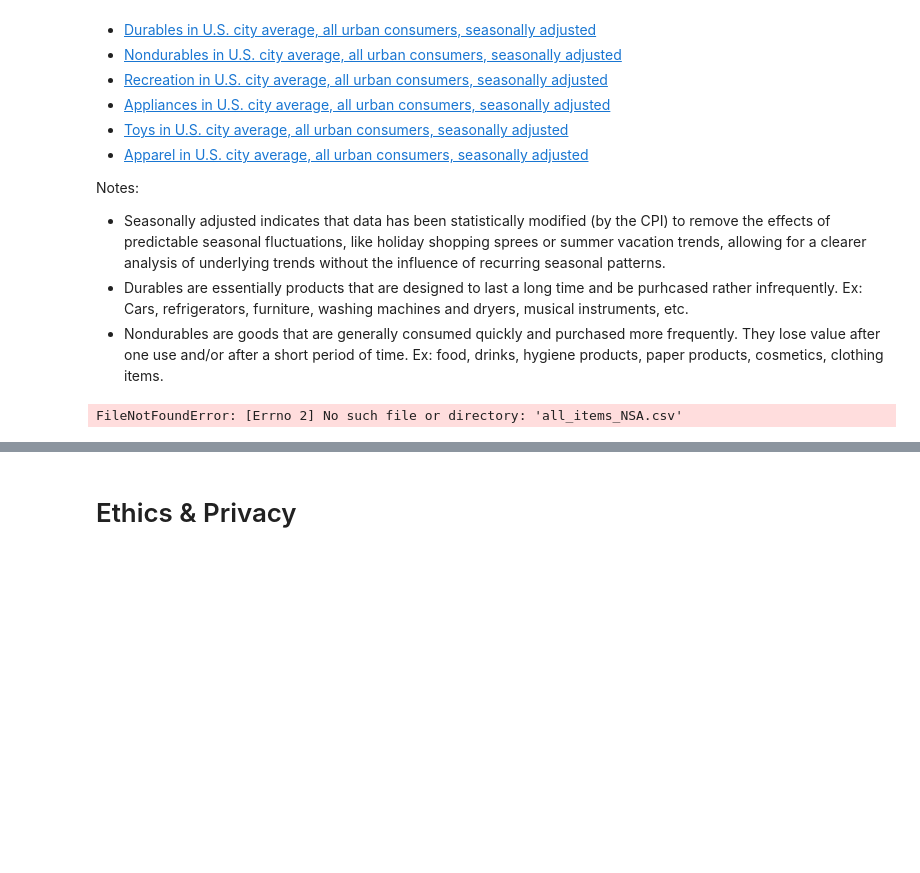
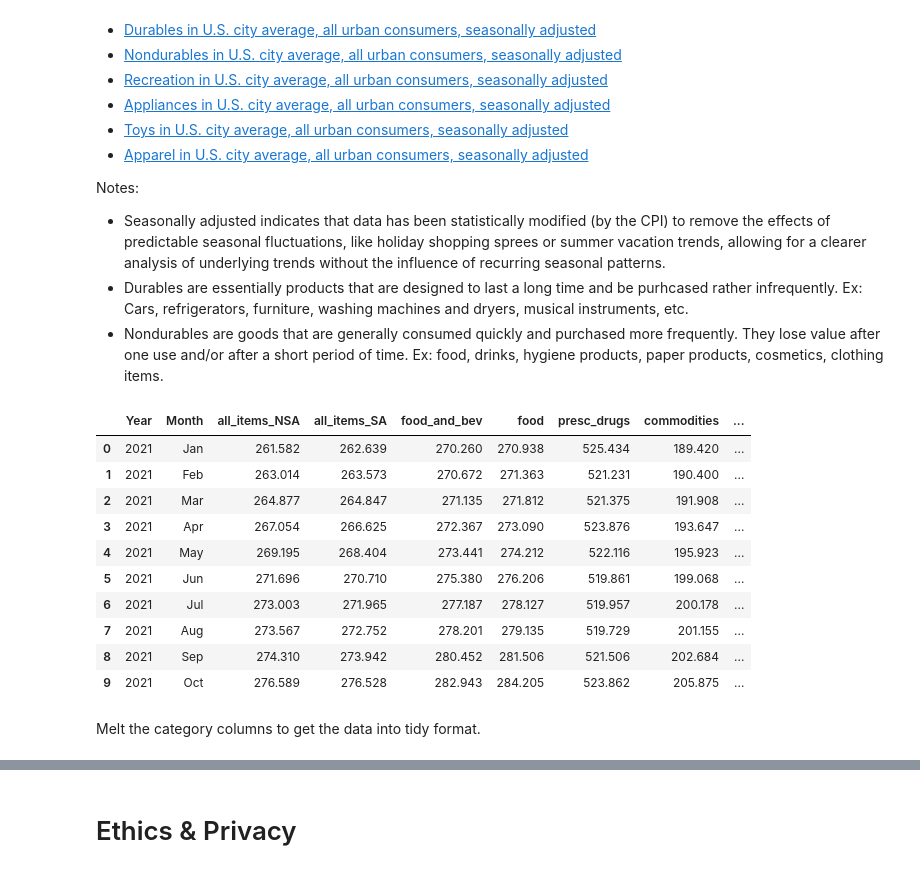
Before and after one commit to domwrm/Amazon-Pricing-Anlysis, a Jupyter notebook: DataCheckpoint_Group031_WI25.ipynb, the cells around one changed output, grey strips where cells are left out. Drawn from its saved outputs; the diff is of its cells as text; code cells hidden in the pictures; blank space fills up the shorter version.

```diff
--- a/DataCheckpoint_Group031_WI25.ipynb
+++ b/DataCheckpoint_Group031_WI25.ipynb
@@ -442,13 +467,8 @@ Notes:
 Ex: Cars, refrigerators, furniture, washing machines and dryers, musical instruments, etc.
 - Nondurables are goods that are generally consumed quickly and purchased more frequently. They lose value after one use and/or after a short period of time. Ex: food, drinks, hygiene products, paper products, cosmetics, clothing items.
 # %%
-## YOUR CODE TO LOAD/CLEAN/TIDY/WRANGLE THE DATA GOES HERE
-## FEEL FREE TO ADD MULTIPLE CELLS PER SECTION
-
-#pip install pandas
-
 # All items in U.S. city average, all urban consumers, not seasonally adjusted
-all_items_NSA = pd.read_csv('all_items_NSA.csv')
+all_items_NSA = pd.read_csv('data/cpi_data/all_items_NSA.csv')
 all_items_NSA = all_items_NSA.drop(columns=['Series ID'])
 all_items_NSA = all_items_NSA.drop(columns=['Period'])
 all_items_NSA['Month'] = all_items_NSA['Label'].apply(lambda x: x.split()[1])
@@ -457,7 +477,7 @@ all_items_NSA = all_items_NSA[['Year', 'Month', 'Value']]
 
 
 # All items in U.S. city average, all urban consumers, seasonally adjusted
-all_items_SA = pd.read_csv('all_items_SA.csv')
+all_items_SA = pd.read_csv('data/cpi_data/all_items_SA.csv')
 all_items_SA = all_items_SA.drop(columns=['Series ID'])
 all_items_SA = all_items_SA.drop(columns=['Period'])
 all_items_SA['Month'] = all_items_SA['Label'].apply(lambda x: x.split()[1])
@@ -465,7 +485,7 @@ all_items_SA = all_items_SA.drop(columns=['Label'])
 all_items_SA = all_items_SA[['Year', 'Month', 'Value']]
 
 # Food and beverages in U.S. city average, all urban consumers, not seasonally adjusted
-food_and_bev = pd.read_csv('food_and_bev.csv')
+food_and_bev = pd.read_csv('data/cpi_data/food_and_bev.csv')
 food_and_bev = food_and_bev.drop(columns=['Series ID'])
 food_and_bev = food_and_bev.drop(columns=['Period'])
 food_and_bev['Month'] = food_and_bev['Label'].apply(lambda x: x.split()[1])
@@ -473,7 +493,7 @@ food_and_bev = food_and_bev.drop(columns=['Label'])
 food_and_bev = food_and_bev[['Year', 'Month', 'Value']]
 
 # Food in U.S. city average, all urban consumers, not seasonally adjusted
-food = pd.read_csv('just_food.csv')
+food = pd.read_csv('data/cpi_data/just_food.csv')
 food = food.drop(columns=['Series ID'])
 food = food.drop(columns=['Period'])
 food['Month'] = food['Label'].apply(lambda x: x.split()[1])
@@ -481,7 +501,7 @@ food = food.drop(columns=['Label'])
 food = food[['Year', 'Month', 'Value']]
 
 # Prescription drugs in U.S. city average, all urban consumers, not seasonally adjusted
-presc_drugs = pd.read_csv('presc_drugs.csv')
+presc_drugs = pd.read_csv('data/cpi_data/presc_drugs.csv')
 presc_drugs = presc_drugs.drop(columns=['Series ID'])
 presc_drugs = presc_drugs.drop(columns=['Period'])
 presc_drugs['Month'] = presc_drugs['Label'].apply(lambda x: x.split()[1])
@@ -489,7 +509,7 @@ presc_drugs = presc_drugs.drop(columns=['Label'])
 presc_drugs = presc_drugs[['Year', 'Month', 'Value']]
 
 # Commodities in U.S. city average, all urban consumers, seasonally adjusted
-commodities = pd.read_csv('commodities.csv')
+commodities = pd.read_csv('data/cpi_data/commodities.csv')
 commodities = commodities.drop(columns=['Series ID'])
 commodities = commodities.drop(columns=['Period'])
 commodities['Month'] = commodities['Label'].apply(lambda x: x.split()[1])
@@ -497,7 +517,7 @@ commodities = commodities.drop(columns=['Label'])
 commodities = commodities[['Year', 'Month', 'Value']]
 
 # Durables in U.S. city average, all urban consumers, seasonally adjusted
-durables = pd.read_csv('durables.csv')
+durables = pd.read_csv('data/cpi_data/durables.csv')
 durables = durables.drop(columns=['Series ID'])
 durables = durables.drop(columns=['Period'])
 durables['Month'] = durables['Label'].apply(lambda x: x.split()[1])
@@ -505,7 +525,7 @@ durables = durables.drop(columns=['Label'])
 durables = durables[['Year', 'Month', 'Value']]
 
 # Nondurables in U.S. city average, all urban consumers, seasonally adjusted
-nondurables = pd.read_csv('nondurables.csv')
+nondurables = pd.read_csv('data/cpi_data/nondurables.csv')
 nondurables = nondurables.drop(columns=['Series ID'])
 nondurables = nondurables.drop(columns=['Period'])
 nondurables['Month'] = nondurables['Label'].apply(lambda x: x.split()[1])
@@ -513,7 +533,7 @@ nondurables = nondurables.drop(columns=['Label'])
 nondurables = nondurables[['Year', 'Month', 'Value']]
 
 # Recreation in U.S. city average, all urban consumers, seasonally adjusted
-rec = pd.read_csv('recreation.csv')
+rec = pd.read_csv('data/cpi_data/recreation.csv')
 rec = rec.drop(columns=['Series ID'])
 rec = rec.drop(columns=['Period'])
 rec['Month'] = rec['Label'].apply(lambda x: x.split()[1])
@@ -521,7 +541,7 @@ rec = rec.drop(columns=['Label'])
 rec = rec[['Year', 'Month', 'Value']]
 
 # Appliances in U.S. city average, all urban consumers, seasonally adjusted
-appliances = pd.read_csv('appliances.csv')
+appliances = pd.read_csv('data/cpi_data/appliances.csv')
 appliances = appliances.drop(columns=['Series ID'])
 appliances = appliances.drop(columns=['Period'])
 appliances['Month'] = appliances['Label'].apply(lambda x: x.split()[1])
@@ -530,39 +550,51 @@ appliances = appliances[['Year', 'Month', 'Value']]
 
 
 # Toys in U.S. city average, all urban consumers, seasonally adjusted
-toys = pd.read_csv('toys.csv')
+toys = pd.read_csv('data/cpi_data/toys.csv')
 toys = toys.drop(columns=['Series ID'])
 toys = toys.drop(columns=['Period'])
 toys['Month'] = toys['Label'].apply(lambda x: x.split()[1])
 toys = toys.drop(columns=['Label'])
 toys = toys[['Year', 'Month', 'Value']]
 
 
 # Apparel in U.S. city average, all urban consumers, seasonally adjusted
-apparel = pd.read_csv('apparel.csv')
+apparel = pd.read_csv('data/cpi_data/apparel.csv')
 apparel = apparel.drop(columns=['Series ID'])
 apparel = apparel.drop(columns=['Period'])
 apparel['Month'] = apparel['Label'].apply(lambda x: x.split()[1])
 apparel = apparel.drop(columns=['Label'])
 apparel = apparel[['Year', 'Month', 'Value']]
 
 # Combine dataframes
 all_cpi = pd.DataFrame(columns = ['Year', 'Month', 'all_items_NSA', 'all_items_SA', 'food_and_bev', 'food', 'presc_drugs', 'commodities', 'durables', 'nondurables', 'recreation', 'appliances', 'toys', 'apparel'])
 all_cpi['Year'] = all_items_NSA['Year']
 all_cpi['Month'] = all_items_NSA['Month']
 all_cpi['all_items_NSA'] = all_items_NSA['Value']
 all_cpi['all_items_SA'] = all_items_SA['Value']
 all_cpi['food_and_bev'] = food_and_bev['Value']
 all_cpi['food'] = food['Value']
 all_cpi['presc_drugs'] = presc_drugs['Value']
 all_cpi['commodities'] = commodities['Value']
 all_cpi['durables'] = durables['Value']
 all_cpi['nondurables'] = nondurables['Value']
 all_cpi['recreation'] = rec['Value']
 all_cpi['appliances'] = appliances['Value']
 all_cpi['toys'] = toys['Value']
 all_cpi['apparel'] = apparel['Value']
 
-all_cpi.head()
+all_cpi.head(10)
 # %% [output]
-FileNotFoundError: [Errno 2] No such file or directory: 'all_items_NSA.csv'
+|  | Year | Month | all_items_NSA | all_items_SA | food_and_bev | food | presc_drugs | commodities | ... |
+| 0 | 2021 | Jan | 261.582 | 262.639 | 270.260 | 270.938 | 525.434 | 189.420 | ... |
+| 1 | 2021 | Feb | 263.014 | 263.573 | 270.672 | 271.363 | 521.231 | 190.400 | ... |
+| 2 | 2021 | Mar | 264.877 | 264.847 | 271.135 | 271.812 | 521.375 | 191.908 | ... |
+| 3 | 2021 | Apr | 267.054 | 266.625 | 272.367 | 273.090 | 523.876 | 193.647 | ... |
+| 4 | 2021 | May | 269.195 | 268.404 | 273.441 | 274.212 | 522.116 | 195.923 | ... |
+| 5 | 2021 | Jun | 271.696 | 270.710 | 275.380 | 276.206 | 519.861 | 199.068 | ... |
+| 6 | 2021 | Jul | 273.003 | 271.965 | 277.187 | 278.127 | 519.957 | 200.178 | ... |
+| 7 | 2021 | Aug | 273.567 | 272.752 | 278.201 | 279.135 | 519.729 | 201.155 | ... |
+| 8 | 2021 | Sep | 274.310 | 273.942 | 280.452 | 281.506 | 521.506 | 202.684 | ... |
+| 9 | 2021 | Oct | 276.589 | 276.528 | 282.943 | 284.205 | 523.862 | 205.875 | ... |
+# %% [markdown]
+Melt the category columns to get the data into tidy format.
```
Also changed, not shown: parts of 29 cells of this notebook.
